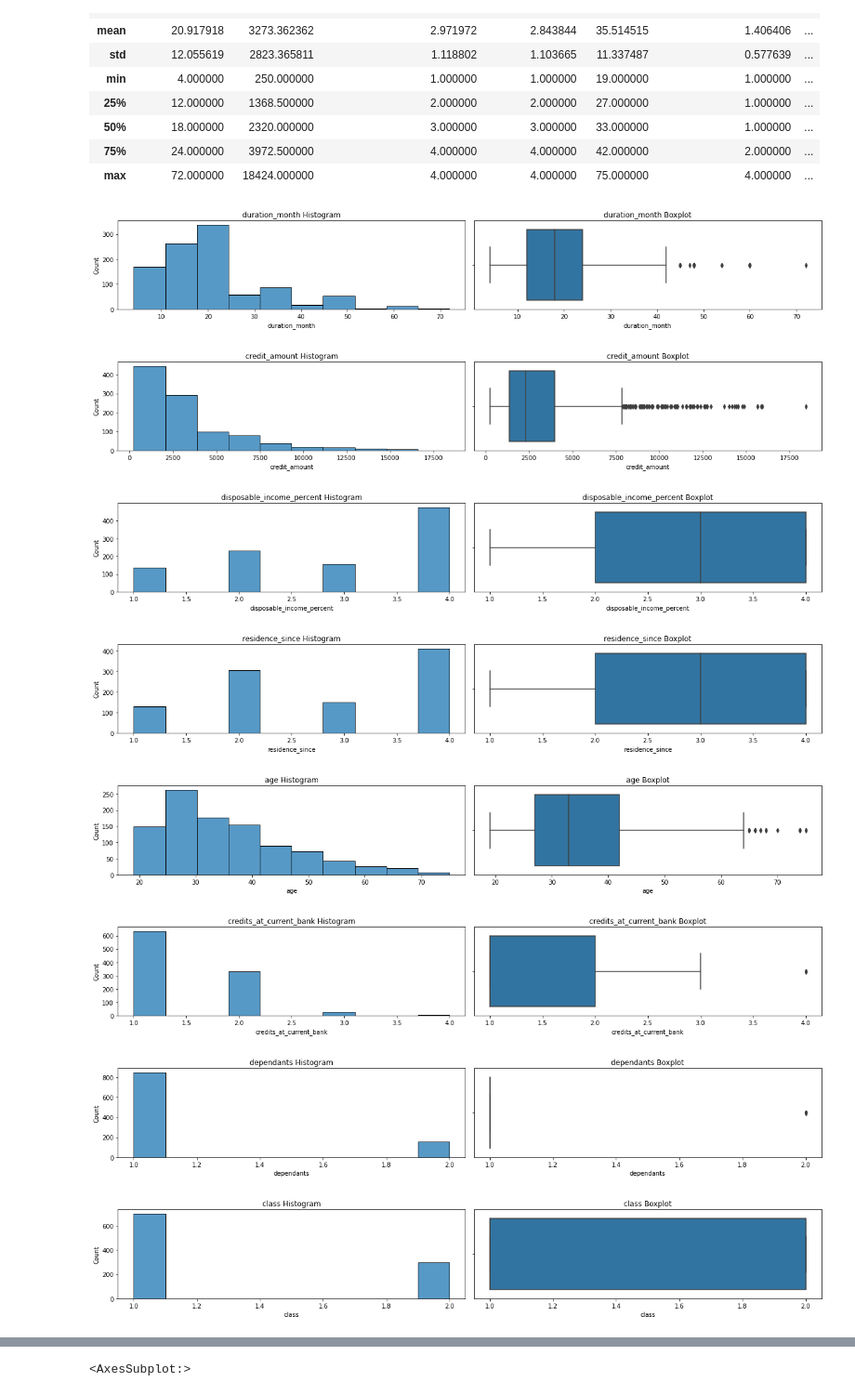
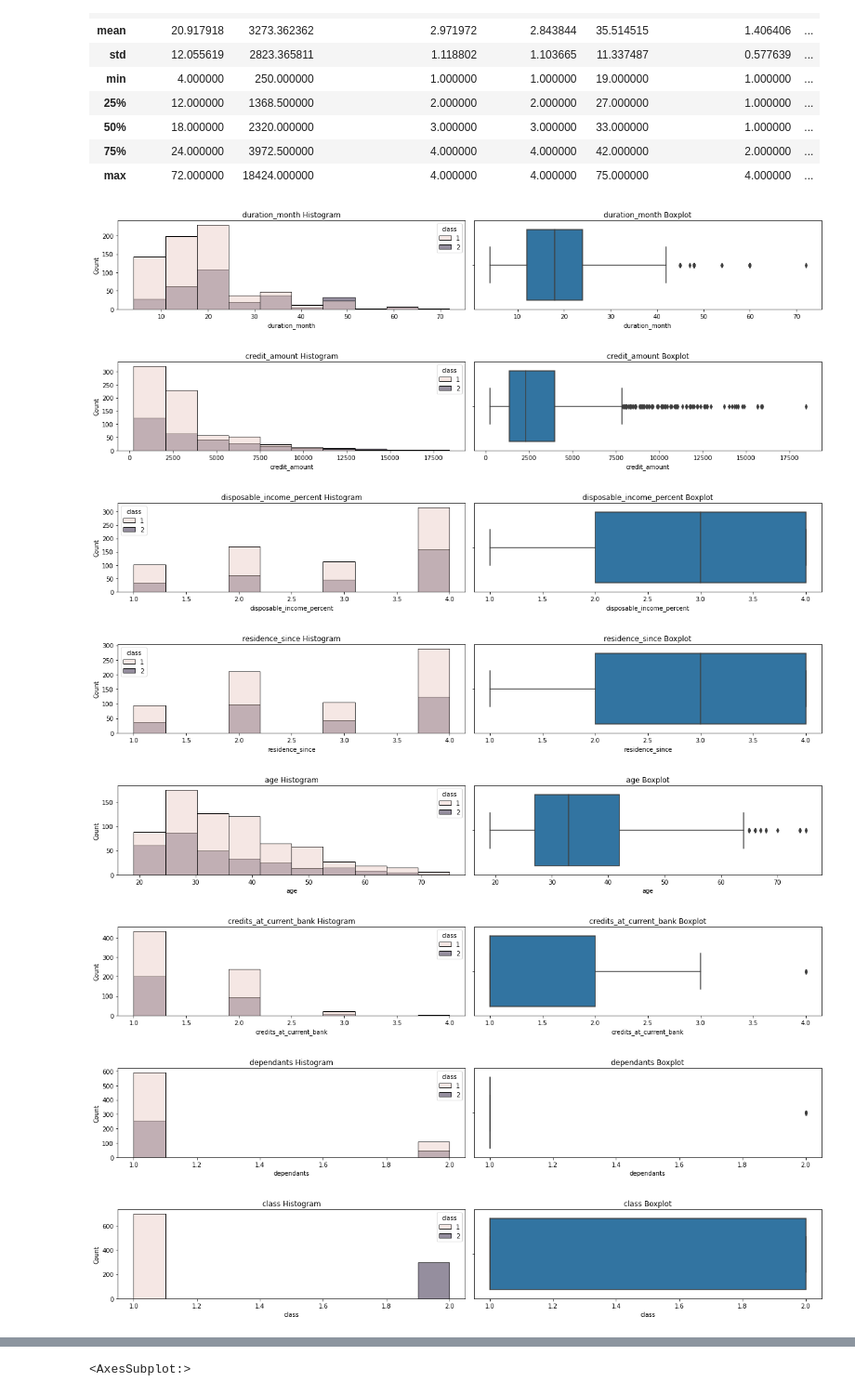
Before and after one commit to lopez-Luis89/Credit, a Jupyter notebook: Team Project AAI 501.ipynb, the cells around one changed output, grey strips where cells are left out. Shown at 93% size. Saved outputs shown, nothing was run; the diff lists cells and outputs as text; code cells hidden in the pictures.

```diff
--- a/Team Project AAI 501.ipynb
+++ b/Team Project AAI 501.ipynb
@@ -69,26 +69,26 @@ df.describe()
 # %%
 for i in df.columns:
     if df[i].dtype == 'int64':
         fig, ax = plt.subplots(1, 2, figsize=(17, 3))
 
-        sns.histplot(data=df, x=i, bins=10, ax=ax[0])
+        sns.histplot(data=df, x=i, bins=10, ax=ax[0], hue='class')
         ax[0].set_title(f'{i} Histogram')
 
 
         sns.boxplot(data=df, x=i, ax=ax[1])
         ax[1].set_title(f'{i} Boxplot')
 
         plt.tight_layout()
         plt.show();
 # %% [output]
-[figure, old version]
+[figure, new version]
-[figure, old version]
+[figure, new version]
-[figure, old version]
+[figure, new version]
-[figure, old version]
+[figure, new version]
-[figure, old version]
+[figure, new version]
-[figure, old version]
+[figure, new version]
-[figure, old version]
+[figure, new version]
-[figure, old version]
+[figure, new version]
 # %%
 object_columns = df.select_dtypes(include='object').columns
 
```
Also changed, not shown: parts of 14 cells of this notebook.
